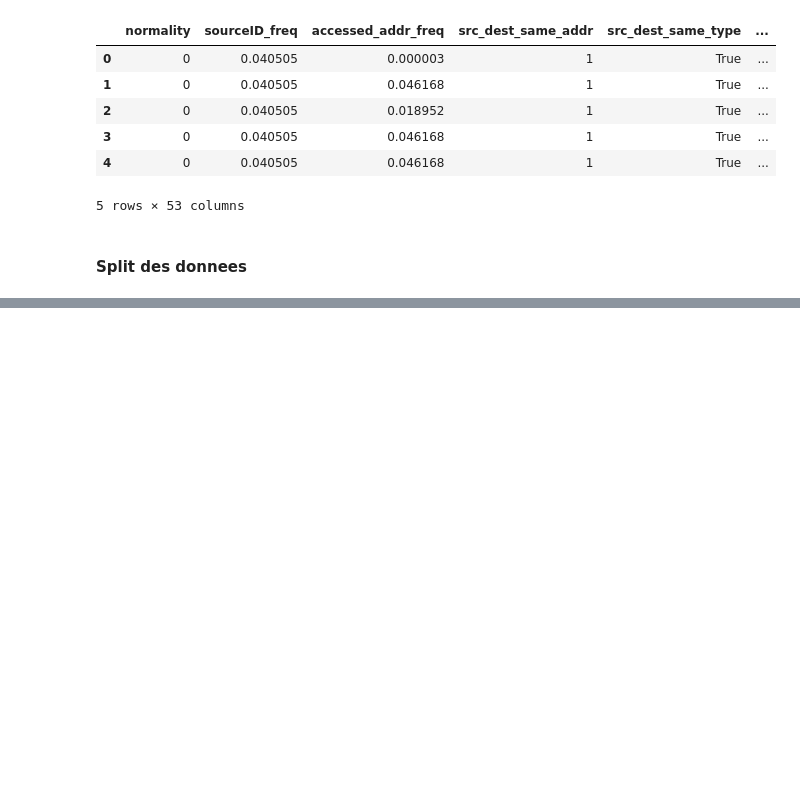
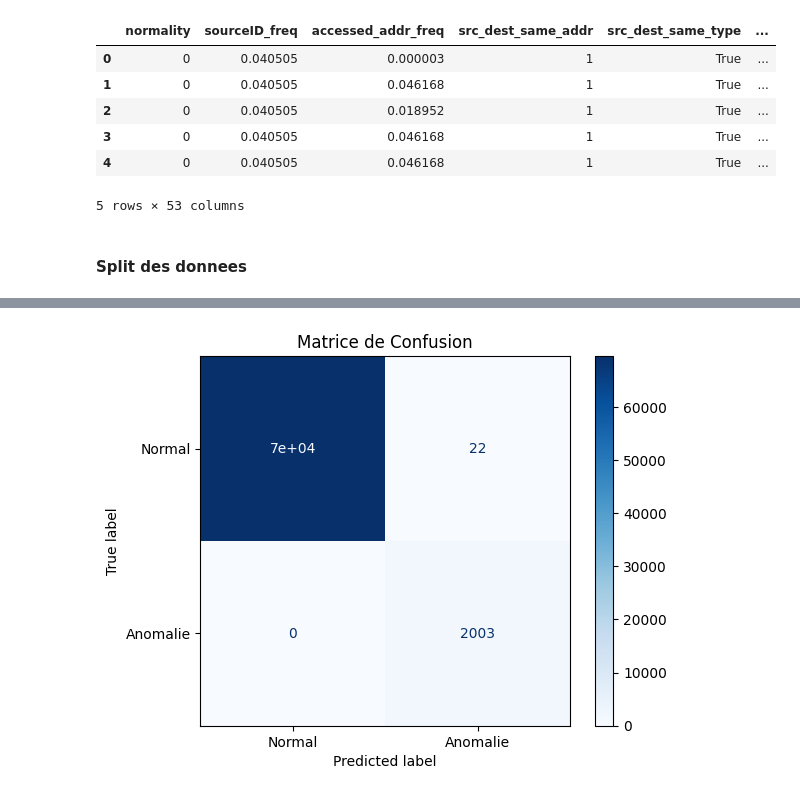
Before and after one commit to youtinid2930/DS2OS-Anomaly-Detection, a Jupyter notebook: 3- DNN_model.ipynb, the cells around one changed output, grey strips where cells are left out. Drawn from its saved outputs; the diff is of its cells as text; code cells hidden in the pictures; blank space fills up the shorter version.

```diff
--- a/3- DNN_model.ipynb
+++ b/3- DNN_model.ipynb
@@ -14,5 +15,5 @@ TypeError: Unable to convert function return value to a Python type! The signatu
 # %%
-df_pretraited = pd.read_csv("dataPreprocessed.csv", low_memory=False)
+df_pretraited = pd.read_csv("data/dataPreprocessed.csv", low_memory=False)
 df_pretraited.head()
 # %% [output]
 |  | normality | sourceID_freq | accessed_addr_freq | src_dest_same_addr | src_dest_same_type | ... |
@@ -52,0 +99,4 @@ NameError: name 'y_train' is not defined
+# %%
+bool_cols = X_test.select_dtypes(include=['bool']).columns
+
+X_test[bool_cols] = X_test[bool_cols].astype(int)
@@ -99,0 +210,6 @@ NameError: name 'model' is not defined
+# %%
+model = rf = joblib.load("models/dnn_model.pkl")
+results = model.evaluate(X_test_np, y_test_np, verbose=0)
+
+for name, value in zip(model.metrics_names, results):
+    print(f"{name}: {value:.4f}")
@@ -99,0 +253,10 @@ NameError: name 'model' is not defined
+# %%
+y_pred_prob = model.predict(X_test_np)
+y_pred = (model.predict(X_test_np) > 0.5).astype(int)  # seuil 0.5
+cm = confusion_matrix(y_test_np, y_pred)
+
+disp = ConfusionMatrixDisplay(cm, display_labels=['Normal','Anomalie'])
+disp.plot(cmap=plt.cm.Blues)
+plt.title("Matrice de Confusion")
+plt.show()
+# %% [output]
@@ -99,0 +265 @@ NameError: name 'model' is not defined
+[figure, added]
```
Also changed, not shown: parts of 20 cells of this notebook, 7 other files.
